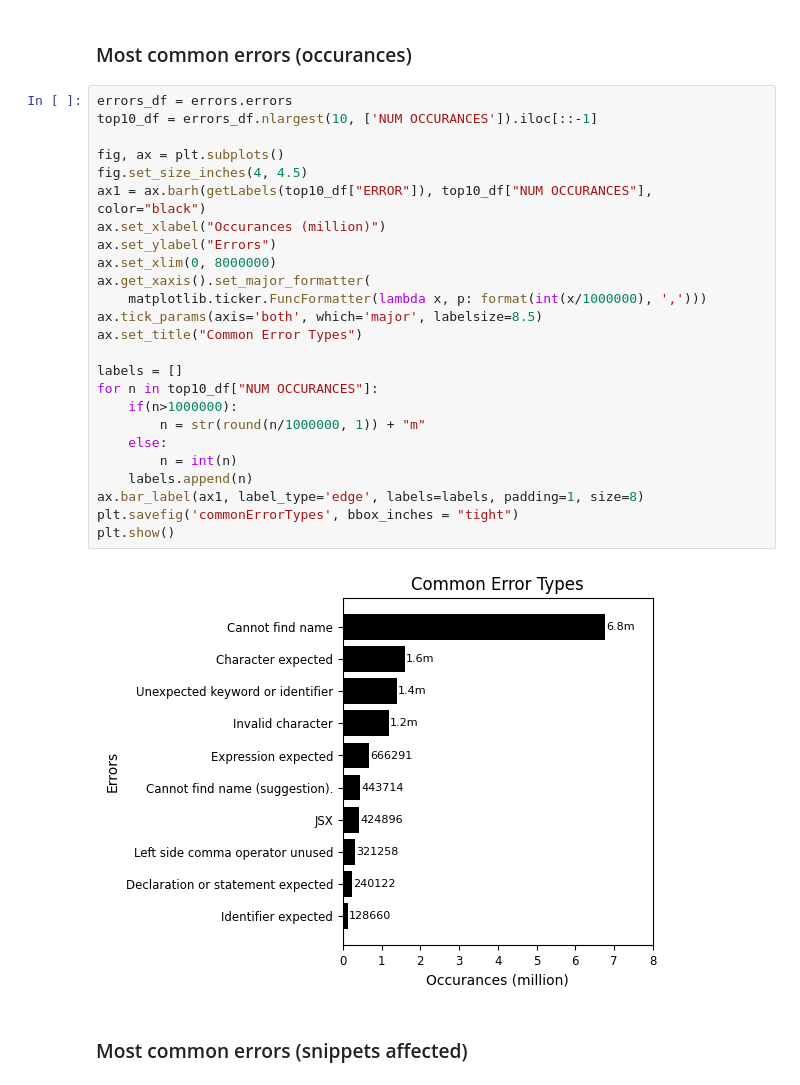
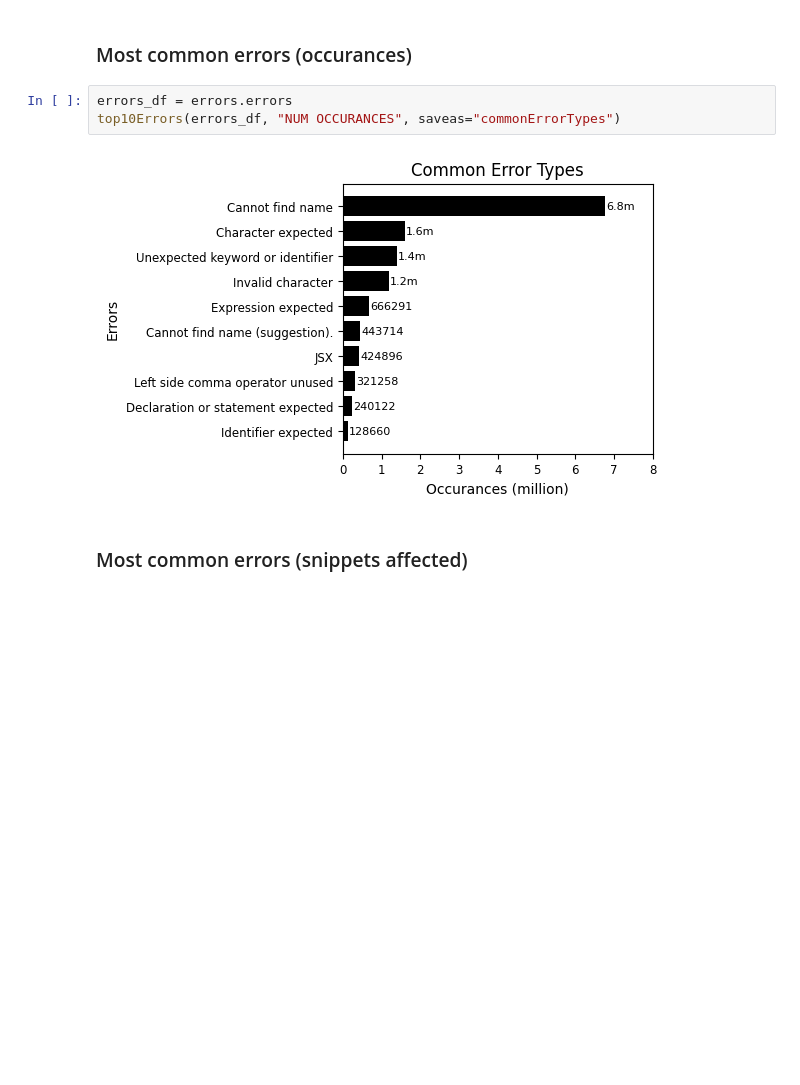
Before and after one commit to Brittany-Reid/node_code_correction, a Jupyter notebook: analysis/analysis.ipynb, the cells around one changed output. Drawn from its saved outputs; the diff is of its cells as text; blank space fills up the shorter version.

```diff
--- a/analysis/analysis.ipynb
+++ b/analysis/analysis.ipynb
@@ -199,33 +233,11 @@ Snippets with Errors: 1577124/2161911(0.729504591077061)
 [241928.0]
 # %% [markdown]
 ### Most common errors (occurances)
-# %%
-errors_df = errors.errors
-top10_df = errors_df.nlargest(10, ['NUM OCCURANCES']).iloc[::-1]
-
-fig, ax = plt.subplots()
-fig.set_size_inches(4, 4.5)
-ax1 = ax.barh(getLabels(top10_df["ERROR"]), top10_df["NUM OCCURANCES"], color="black")
-ax.set_xlabel("Occurances (million)")
-ax.set_ylabel("Errors")
-ax.set_xlim(0, 8000000)
-ax.get_xaxis().set_major_formatter(
-    matplotlib.ticker.FuncFormatter(lambda x, p: format(int(x/1000000), ',')))
-ax.tick_params(axis='both', which='major', labelsize=8.5)
-ax.set_title("Common Error Types")
-
-labels = []
-for n in top10_df["NUM OCCURANCES"]:
-    if(n>1000000):
-        n = str(round(n/1000000, 1)) + "m"
-    else:
-        n = int(n)
-    labels.append(n)
-ax.bar_label(ax1, label_type='edge', labels=labels, padding=1, size=8)
-plt.savefig('commonErrorTypes', bbox_inches = "tight")
-plt.show()
-# %% [output]
-[figure, removed]
+# %%
+errors_df = errors.errors
+top10Errors(errors_df, "NUM OCCURANCES", saveas="commonErrorTypes")
+# %% [output]
+[figure, added]
 # %% [markdown]
 ### Most common errors (snippets affected)
 # %%
```
Also changed, not shown: parts of 15 cells of this notebook, 4 other files.
